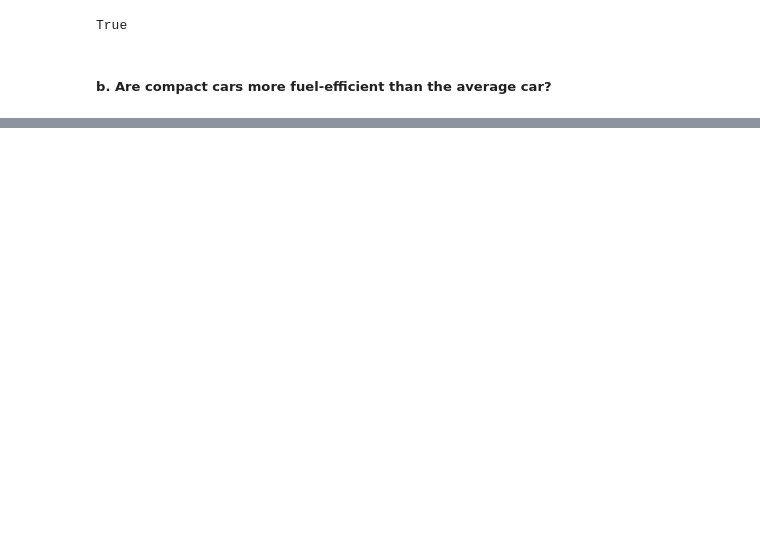
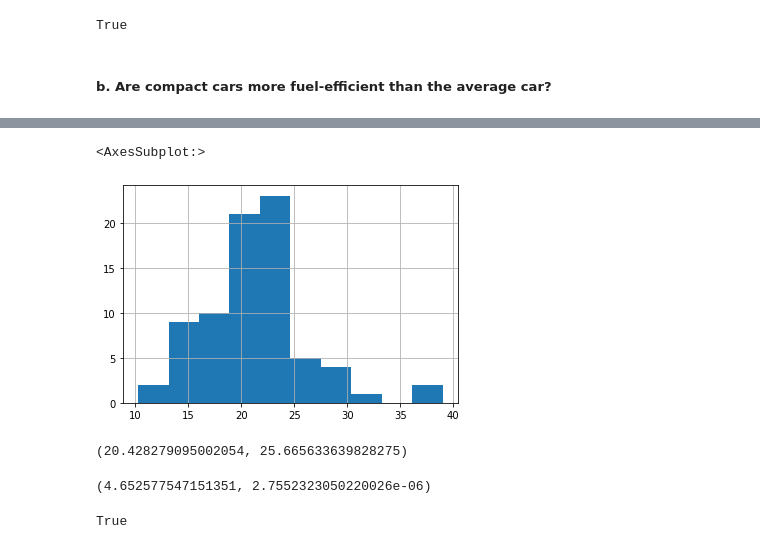
Before and after one commit to Severina7/statistics_exercises, a Jupyter notebook: hypothesis_testing.ipynb, the cells around one changed output, grey strips where cells are left out. Saved outputs shown, nothing was run; the diff lists cells and outputs as text; code cells hidden in the pictures; blank space fills up the shorter version.

```diff
--- a/hypothesis_testing.ipynb
+++ b/hypothesis_testing.ipynb
@@ -217,0 +271,18 @@ mpg[mpg['class'] == 'compact'].fuel_efcy.mean()
+# %%
+fe_manual.hist()
+# %% [output]
+<AxesSubplot:>
+[figure, added]
+# %%
+fe_auto.var(), fe_manual.var()
+# %% [output]
+(20.428279095002054, 25.665633639828275)
+# %%
+t, p = stats.ttest_ind(fe_manual, fe_auto, equal_var=True)
+t, p/2
+# %% [output]
+(4.652577547151351, 2.7552323050220026e-06)
+# %%
+p/2 < alpha
+# %% [output]
+True
```
Also changed, not shown: parts of 33 cells of this notebook, 1 other file.
